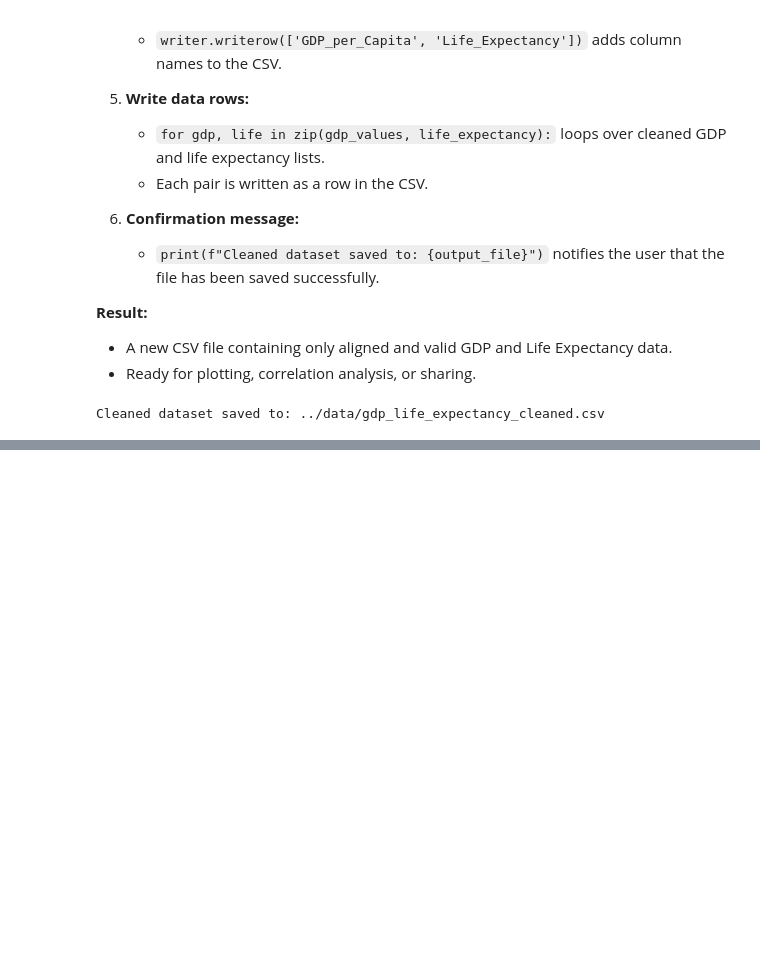
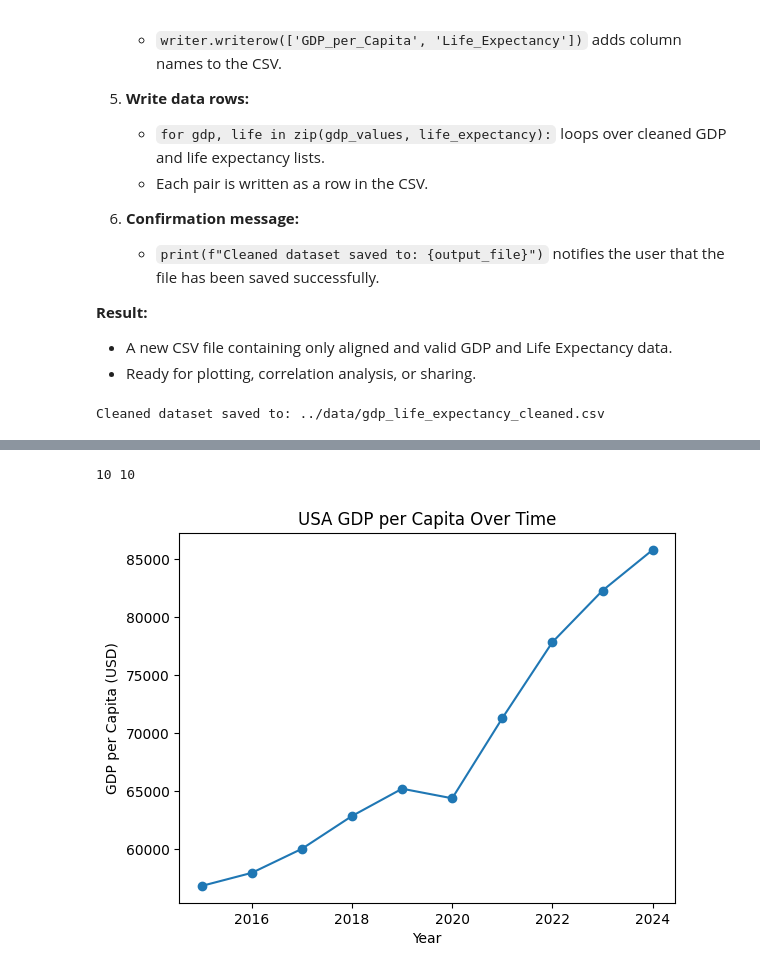
Before and after one commit to bracagliagiulia/wealth-of-nations-analysis, a Jupyter notebook: notebook/explore_healthcare_vs_economy.ipynb, the cells around one changed output, grey strips where cells are left out. Saved outputs shown, nothing was run; the diff lists cells and outputs as text; code cells hidden in the pictures; blank space fills up the shorter version.

```diff
--- a/notebook/explore_healthcare_vs_economy.ipynb
+++ b/notebook/explore_healthcare_vs_economy.ipynb
@@ -775,0 +974,18 @@ Cleaned dataset saved to: ../data/gdp_life_expectancy_cleaned.csv
+# %%
+from collections import defaultdict
+
+# Example: average GDP per year
+gdp_by_year = defaultdict(list)
+
+for row in data:
+    try:
+        year = row[1]               # Column 1: year
+        gdp = float(row[2])
+        gdp_by_year[year].append(gdp)
+    except:
+        pass
+
+# Compute averages
+avg_gdp_per_year = {year: sum(vals)/len(vals) for year, vals in gdp_by_year.items()}
+for year, avg in sorted(avg_gdp_per_year.items()):
+    print(f"Year {year}: Average GDP per capita = {avg:.2f}")
@@ -775,0 +1106,27 @@ Cleaned dataset saved to: ../data/gdp_life_expectancy_cleaned.csv
+# %%
+country = 'USA'
+years = []
+gdp_usa = []
+
+for row in data:
+    try:
+        if row[0] == "USA":  # replace with your country code
+            year = int(row[1])
+            gdp = float(row[2])
+            years.append(year)
+            gdp_usa.append(gdp)
+    except:
+        # Skip rows with missing/invalid data
+        pass
+
+# Make sure lists have same length
+print(len(years), len(gdp_usa))  # Should match
+
+plt.plot(years, gdp_usa, marker='o')
+plt.title("USA GDP per Capita Over Time")
+plt.xlabel("Year")
+plt.ylabel("GDP per Capita (USD)")
+plt.show()
+# %% [output]
+10 10
+[figure, added]
```
Also changed, not shown: parts of 20 cells of this notebook.
